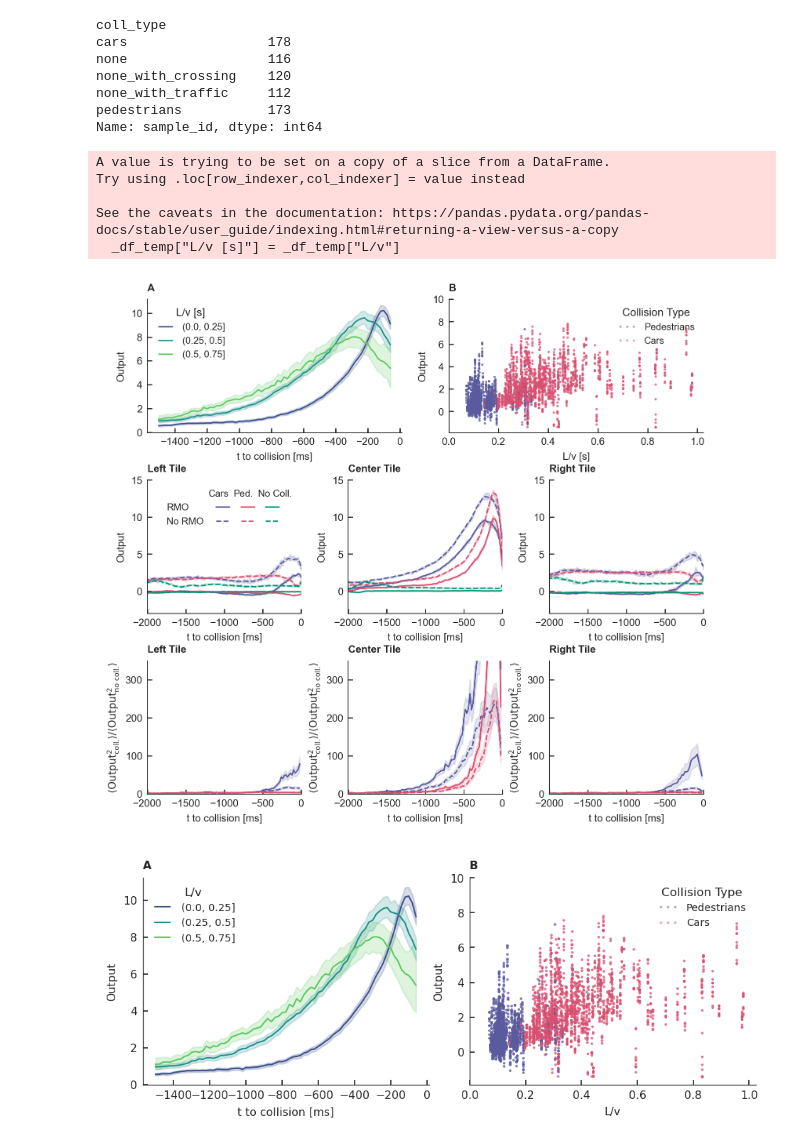
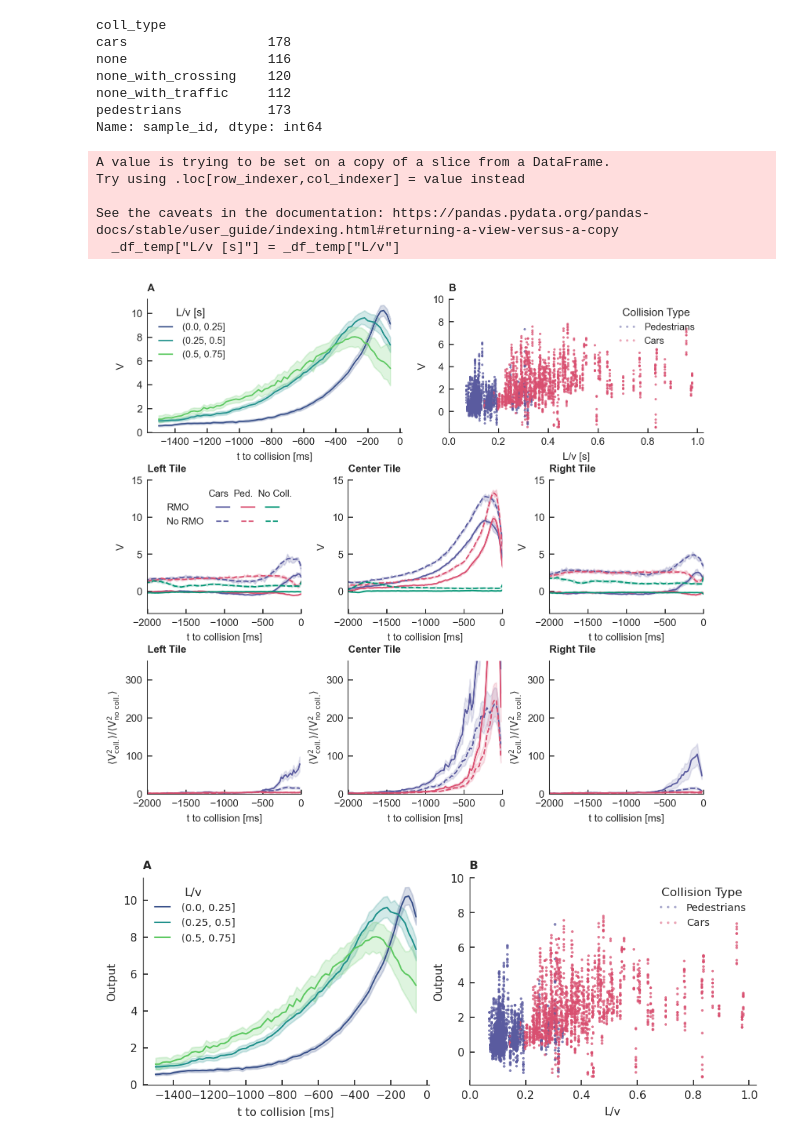
Before and after one commit to FabianSchubert/Bio-Inspired-Event-Based-Looming-Object-Detection-for-Automotive-Collision-Avoidance, a Jupyter notebook: experiments/carla_sim/random_spawn/gen_results.ipynb, the cells around one changed output. Cells and saved outputs as stored; diff of their text form; code cells hidden in the pictures.

Commit message:
adjust plot

```diff
--- a/experiments/carla_sim/random_spawn/gen_results.ipynb
+++ b/experiments/carla_sim/random_spawn/gen_results.ipynb
@@ -256,6 +256,7 @@ for k, _ax in enumerate(ax[0]):
     _df_temp = df_responses_filt[
         (df_responses_filt["tile_idx_x"] == k) & (df_responses_filt["tile_idx_y"] == 1)
     ]
+
     _o_cars = sns.lineplot(
         x="time",
         y="Output",
@@ -361,7 +362,7 @@ for k, _ax in enumerate(ax[0]):
         patches_column3.extend([_lines[2], _lines[3]])
         patches_column4.extend([_lines[4], _lines[5]])
 
-    _ax.set_ylabel("Output")
+    _ax.set_ylabel("V")
 
     _ax.set_xlim(left=-2000, right=0.0)
     _ax.set_xlabel("t to collision [ms]")
@@ -562,7 +563,7 @@ for k, _ax in enumerate(ax[1]):
     _ax.set_ylim(top=350.0, bottom=-1.0)
 
     _ax.set_ylabel(
-        "$\\langle \\text{Output}_{\\text{coll.}}^2\\rangle / \\langle \\text{Output}_{\\text{no coll.}}^2\\rangle$"
+        "$\\langle \\text{V}_{\\text{coll.}}^2\\rangle / \\langle \\text{V}_{\\text{no coll.}}^2\\rangle$"
     )
 
     # _ax.set_yscale("log")
@@ -614,6 +615,7 @@ sns.lineplot(
 )
 # ax[0].set_xlim(left=-2000)
 ax_lv_t.set_xlabel("t to collision [ms]")
+ax_lv_t.set_ylabel("V")
 
 sns.scatterplot(
     data=_df_temp[(_df_temp.time >= -1000) & (_df_temp.time <= -800)],
@@ -624,34 +626,36 @@ sns.scatterplot(
     # sort=True,
     # orient="x",
     hue="Collision Type",
     # palette="viridis",
     ax=ax_lv_scatt,
     # n_boot=100,
     s=3,
     linewidth=0,
     alpha=0.5,
     rasterized=True,
 )
 
+ax_lv_scatt.set_ylabel("V")
+
 ax_lv_scatt.set_ylim(top=10)
 ax_lv_scatt.set_xlim(left=0.0)
 
 ax_lv_t.set_title("A", loc="left")
 ax_lv_scatt.set_title("B", loc="left")
 
 fig.tight_layout(pad=0.25)
 
 fig.savefig("responses_emd_3_tile.png", dpi=400)
 fig.savefig("responses_emd_3_tile.pdf")
 
 plt.show()
 # %% [output]
 A value is trying to be set on a copy of a slice from a DataFrame.
 Try using .loc[row_indexer,col_indexer] = value instead
 
 See the caveats in the documentation: https://pandas.pydata.org/pandas-docs/stable/user_guide/indexing.html#returning-a-view-versus-a-copy
   _df_temp["L/v [s]"] = _df_temp["L/v"]
-[figure, old version]
+[figure, new version]
 # %%
 df_responses_filt = df_responses[
     (df_responses["n tiles"] == 3)
```
Also changed, not shown: parts of 1 cell of this notebook.
